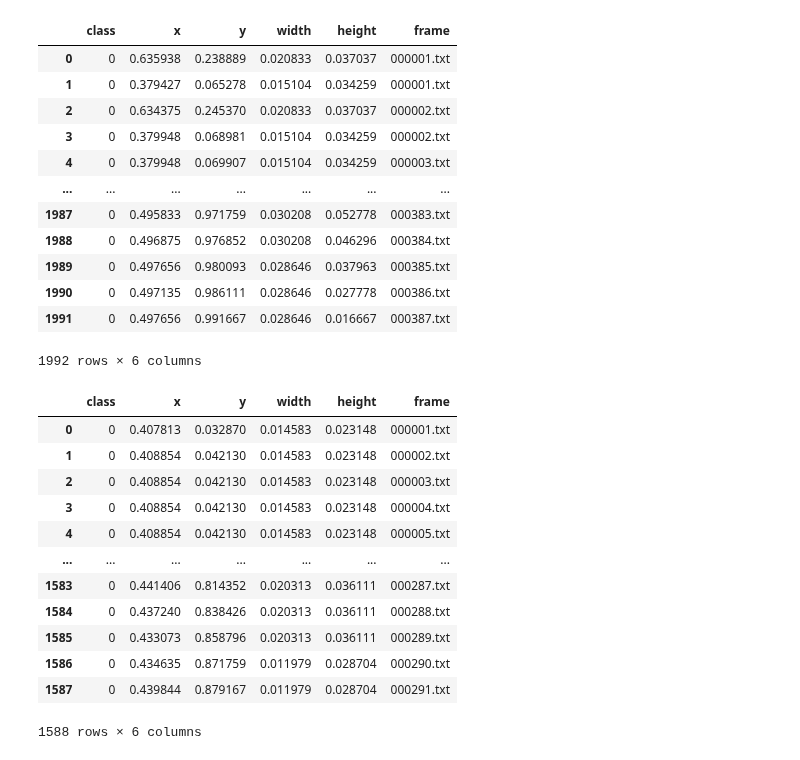
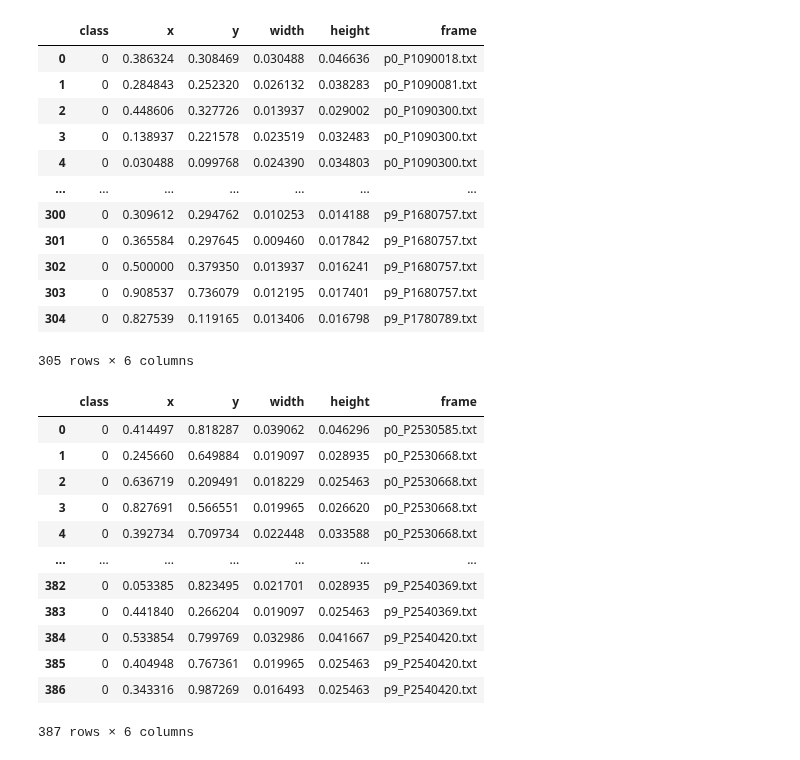
Before and after one commit to UGA-BSAIL/self-supervised-learning, a Jupyter notebook: notebooks/representation_eval.ipynb, the cells around one changed output. Saved outputs shown, nothing was run; the diff lists cells and outputs as text; code cells hidden in the pictures.

```diff
--- a/notebooks/representation_eval.ipynb
+++ b/notebooks/representation_eval.ipynb
@@ -69,31 +54,31 @@ for image_path in tqdm(image_list):
 # %%
 # Load flower counts.
 import pandas as pd
 
-labels_dir = dataset_path / "flower01" / "labels"
+labels_dir = dataset_path / "active_1" / "labels"
 all_labels = []
 labels_list = sorted(list(labels_dir.iterdir()))
 for labels_path in labels_list:
     frame_labels = pd.read_csv(labels_path, sep=" ", names=["class", "x", "y", "width", "height"])
     frame_labels["frame"] = labels_path.name
     all_labels.append(frame_labels)
 
 all_labels = pd.concat(all_labels, ignore_index=True)
 all_labels
 # %% [output]
 |  | class | x | y | width | height | frame |
-| 0 | 0 | 0.635938 | 0.238889 | 0.020833 | 0.037037 | 000001.txt |
-| 1 | 0 | 0.379427 | 0.065278 | 0.015104 | 0.034259 | 000001.txt |
-| 2 | 0 | 0.634375 | 0.245370 | 0.020833 | 0.037037 | 000002.txt |
-| 3 | 0 | 0.379948 | 0.068981 | 0.015104 | 0.034259 | 000002.txt |
-| 4 | 0 | 0.379948 | 0.069907 | 0.015104 | 0.034259 | 000003.txt |
+| 0 | 0 | 0.386324 | 0.308469 | 0.030488 | 0.046636 | p0_P1090018.txt |
+| 1 | 0 | 0.284843 | 0.252320 | 0.026132 | 0.038283 | p0_P1090081.txt |
+| 2 | 0 | 0.448606 | 0.327726 | 0.013937 | 0.029002 | p0_P1090300.txt |
+| 3 | 0 | 0.138937 | 0.221578 | 0.023519 | 0.032483 | p0_P1090300.txt |
+| 4 | 0 | 0.030488 | 0.099768 | 0.024390 | 0.034803 | p0_P1090300.txt |
 | ... | ... | ... | ... | ... | ... | ... |
-| 1987 | 0 | 0.495833 | 0.971759 | 0.030208 | 0.052778 | 000383.txt |
-| 1988 | 0 | 0.496875 | 0.976852 | 0.030208 | 0.046296 | 000384.txt |
-| 1989 | 0 | 0.497656 | 0.980093 | 0.028646 | 0.037963 | 000385.txt |
-| 1990 | 0 | 0.497135 | 0.986111 | 0.028646 | 0.027778 | 000386.txt |
-| 1991 | 0 | 0.497656 | 0.991667 | 0.028646 | 0.016667 | 000387.txt |
+| 300 | 0 | 0.309612 | 0.294762 | 0.010253 | 0.014188 | p9_P1680757.txt |
+| 301 | 0 | 0.365584 | 0.297645 | 0.009460 | 0.017842 | p9_P1680757.txt |
+| 302 | 0 | 0.500000 | 0.379350 | 0.013937 | 0.016241 | p9_P1680757.txt |
+| 303 | 0 | 0.908537 | 0.736079 | 0.012195 | 0.017401 | p9_P1680757.txt |
+| 304 | 0 | 0.827539 | 0.119165 | 0.013406 | 0.016798 | p9_P1780789.txt |
-1992 rows × 6 columns
+305 rows × 6 columns
 # %%
 import numpy as np
 
@@ -120,7 +105,7 @@ for image_path in tqdm(image_list):
 
     test_image_reps.append(trained_model(image_ex)[0].detach().reshape((1, -1)).numpy())
 # %%
-test_labels_dir = dataset_path / "flower02" / "labels"
+test_labels_dir = dataset_path / "2018-08-22" / "labels"
 all_labels_test = []
 labels_list = sorted(list(test_labels_dir.iterdir()))
 for labels_path in labels_list:
@@ -132,18 +117,18 @@ all_labels_test = pd.concat(all_labels_test, ignore_index=True)
 all_labels_test
 # %% [output]
 |  | class | x | y | width | height | frame |
-| 0 | 0 | 0.407813 | 0.032870 | 0.014583 | 0.023148 | 000001.txt |
-| 1 | 0 | 0.408854 | 0.042130 | 0.014583 | 0.023148 | 000002.txt |
-| 2 | 0 | 0.408854 | 0.042130 | 0.014583 | 0.023148 | 000003.txt |
-| 3 | 0 | 0.408854 | 0.042130 | 0.014583 | 0.023148 | 000004.txt |
-| 4 | 0 | 0.408854 | 0.042130 | 0.014583 | 0.023148 | 000005.txt |
+| 0 | 0 | 0.414497 | 0.818287 | 0.039062 | 0.046296 | p0_P2530585.txt |
+| 1 | 0 | 0.245660 | 0.649884 | 0.019097 | 0.028935 | p0_P2530668.txt |
+| 2 | 0 | 0.636719 | 0.209491 | 0.018229 | 0.025463 | p0_P2530668.txt |
+| 3 | 0 | 0.827691 | 0.566551 | 0.019965 | 0.026620 | p0_P2530668.txt |
+| 4 | 0 | 0.392734 | 0.709734 | 0.022448 | 0.033588 | p0_P2530668.txt |
 | ... | ... | ... | ... | ... | ... | ... |
-| 1583 | 0 | 0.441406 | 0.814352 | 0.020313 | 0.036111 | 000287.txt |
-| 1584 | 0 | 0.437240 | 0.838426 | 0.020313 | 0.036111 | 000288.txt |
-| 1585 | 0 | 0.433073 | 0.858796 | 0.020313 | 0.036111 | 000289.txt |
-| 1586 | 0 | 0.434635 | 0.871759 | 0.011979 | 0.028704 | 000290.txt |
-| 1587 | 0 | 0.439844 | 0.879167 | 0.011979 | 0.028704 | 000291.txt |
+| 382 | 0 | 0.053385 | 0.823495 | 0.021701 | 0.028935 | p9_P2540369.txt |
+| 383 | 0 | 0.441840 | 0.266204 | 0.019097 | 0.025463 | p9_P2540369.txt |
+| 384 | 0 | 0.533854 | 0.799769 | 0.032986 | 0.041667 | p9_P2540420.txt |
+| 385 | 0 | 0.404948 | 0.767361 | 0.019965 | 0.025463 | p9_P2540420.txt |
+| 386 | 0 | 0.343316 | 0.987269 | 0.016493 | 0.025463 | p9_P2540420.txt |
-1588 rows × 6 columns
+387 rows × 6 columns
 # %%
 # Create flower counts.
 test_flower_counts = []
```
Also changed, not shown: parts of 10 cells of this notebook, 3 other files.
